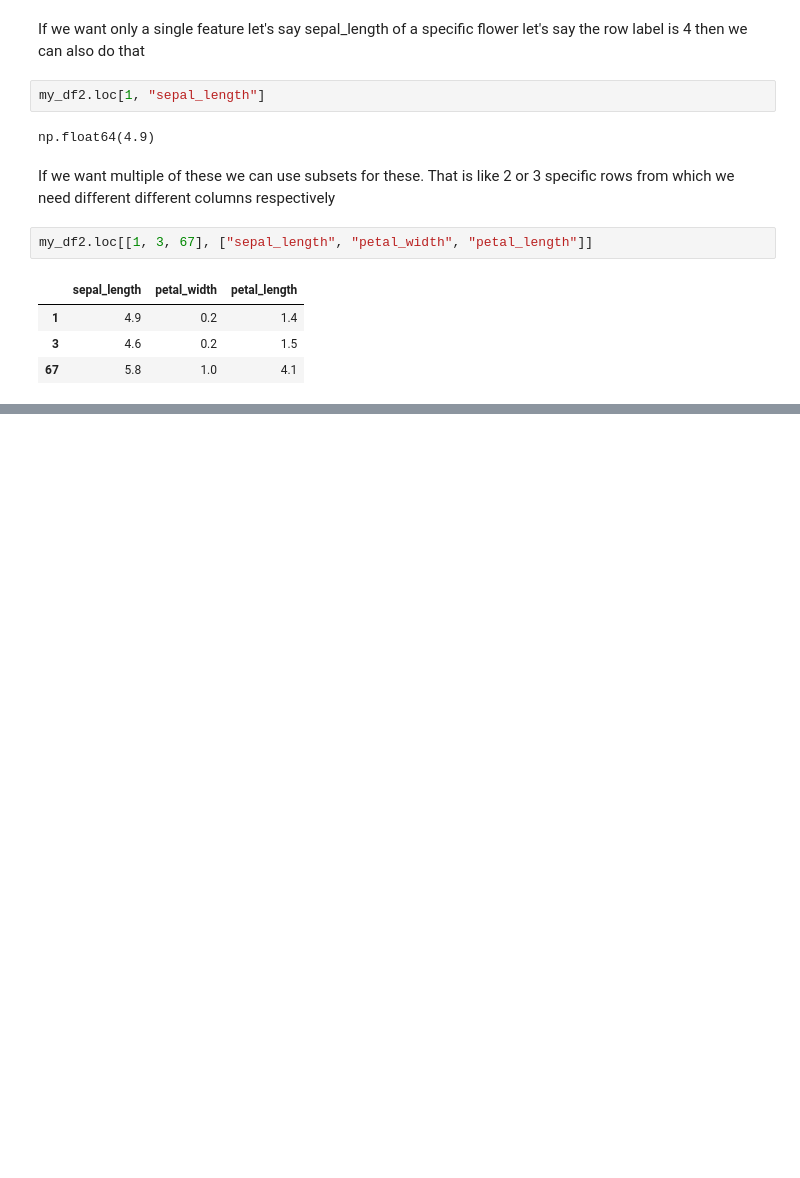
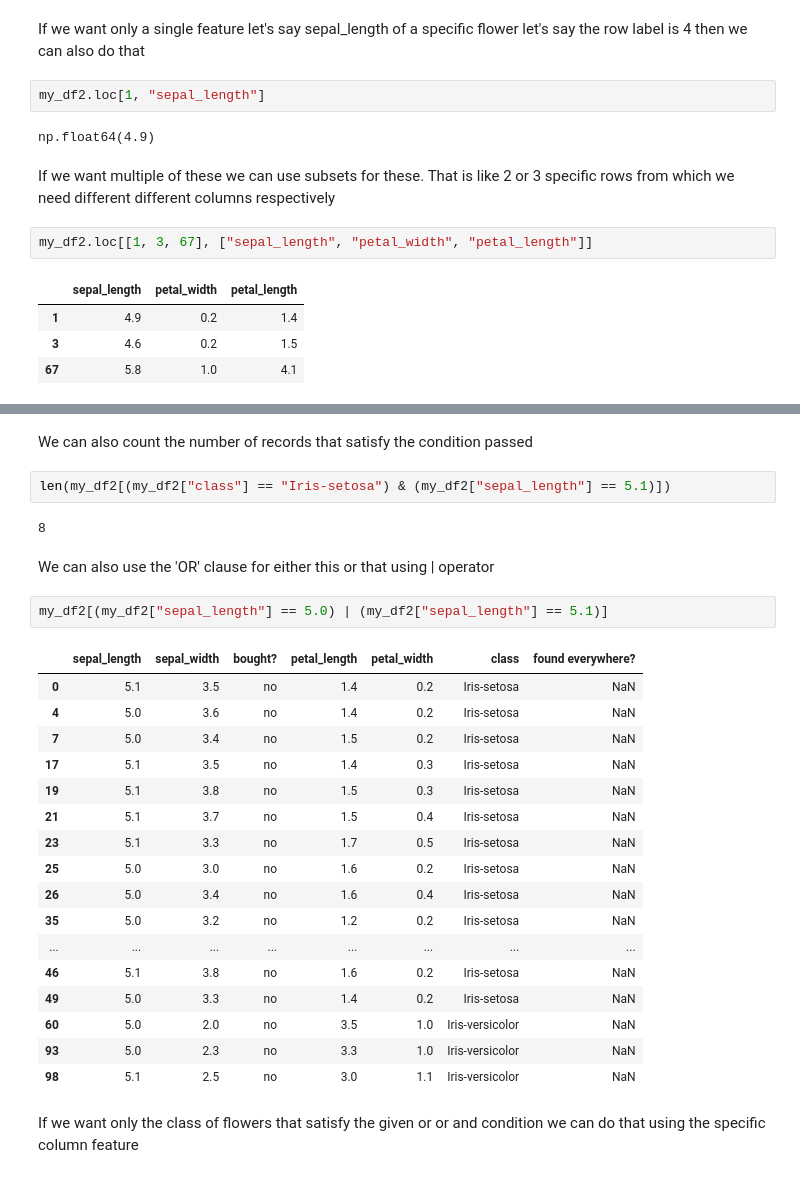
Before and after one commit to Dhruxp/MOSSAI, a Jupyter notebook: 05_pandasdf.ipynb, the cells around one changed output, grey strips where cells are left out. Saved outputs shown, nothing was run; the diff lists cells and outputs as text; blank space fills up the shorter version.

```diff
--- a/05_pandasdf.ipynb
+++ b/05_pandasdf.ipynb
@@ -427,0 +517,30 @@ my_df2.loc[[1, 3, 67], ["sepal_length", "petal_width", "petal_length"]]
+# %% [markdown]
+We can also count the number of records that satisfy the condition passed
+# %%
+len(my_df2[(my_df2["class"] == "Iris-setosa") & (my_df2["sepal_length"] == 5.1)])
+# %% [output]
+8
+# %% [markdown]
+We can also use the 'OR' clause for either this or that using | operator
+# %%
+my_df2[(my_df2["sepal_length"] == 5.0) | (my_df2["sepal_length"] == 5.1)]
+# %% [output]
+|  | sepal_length | sepal_width | bought? | petal_length | petal_width | class | found everywhere? |
+| 0 | 5.1 | 3.5 | no | 1.4 | 0.2 | Iris-setosa | NaN |
+| 4 | 5.0 | 3.6 | no | 1.4 | 0.2 | Iris-setosa | NaN |
+| 7 | 5.0 | 3.4 | no | 1.5 | 0.2 | Iris-setosa | NaN |
+| 17 | 5.1 | 3.5 | no | 1.4 | 0.3 | Iris-setosa | NaN |
+| 19 | 5.1 | 3.8 | no | 1.5 | 0.3 | Iris-setosa | NaN |
+| 21 | 5.1 | 3.7 | no | 1.5 | 0.4 | Iris-setosa | NaN |
+| 23 | 5.1 | 3.3 | no | 1.7 | 0.5 | Iris-setosa | NaN |
+| 25 | 5.0 | 3.0 | no | 1.6 | 0.2 | Iris-setosa | NaN |
+| 26 | 5.0 | 3.4 | no | 1.6 | 0.4 | Iris-setosa | NaN |
+| 35 | 5.0 | 3.2 | no | 1.2 | 0.2 | Iris-setosa | NaN |
+| ... | ... | ... | ... | ... | ... | ... | ... |
+| 46 | 5.1 | 3.8 | no | 1.6 | 0.2 | Iris-setosa | NaN |
+| 49 | 5.0 | 3.3 | no | 1.4 | 0.2 | Iris-setosa | NaN |
+| 60 | 5.0 | 2.0 | no | 3.5 | 1.0 | Iris-versicolor | NaN |
+| 93 | 5.0 | 2.3 | no | 3.3 | 1.0 | Iris-versicolor | NaN |
+| 98 | 5.1 | 2.5 | no | 3.0 | 1.1 | Iris-versicolor | NaN |
+# %% [markdown]
+If we want only the class of flowers that satisfy the given or or and condition we can do that using the specific column feature
```
Also changed, not shown: parts of 20 cells of this notebook.
